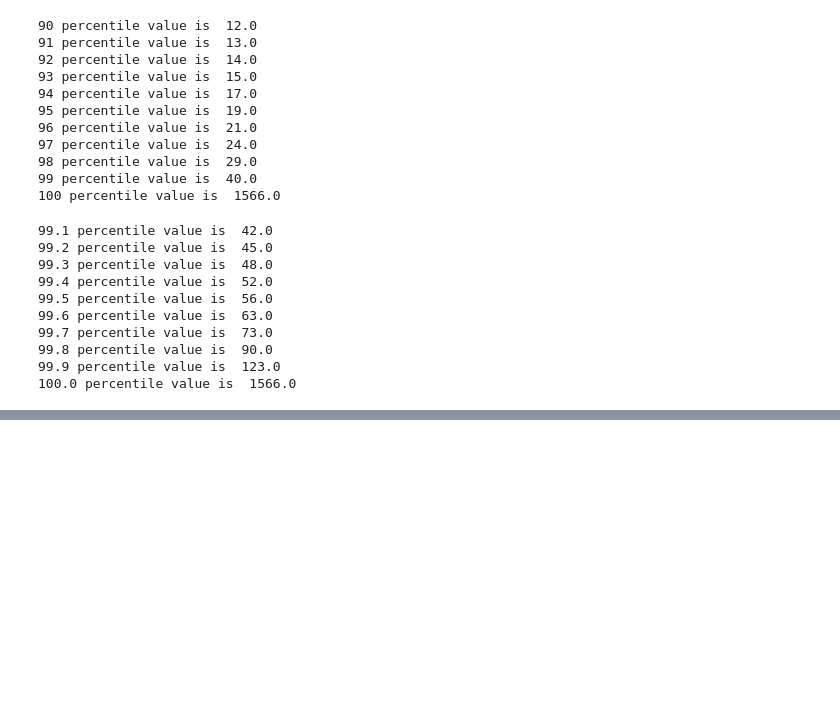
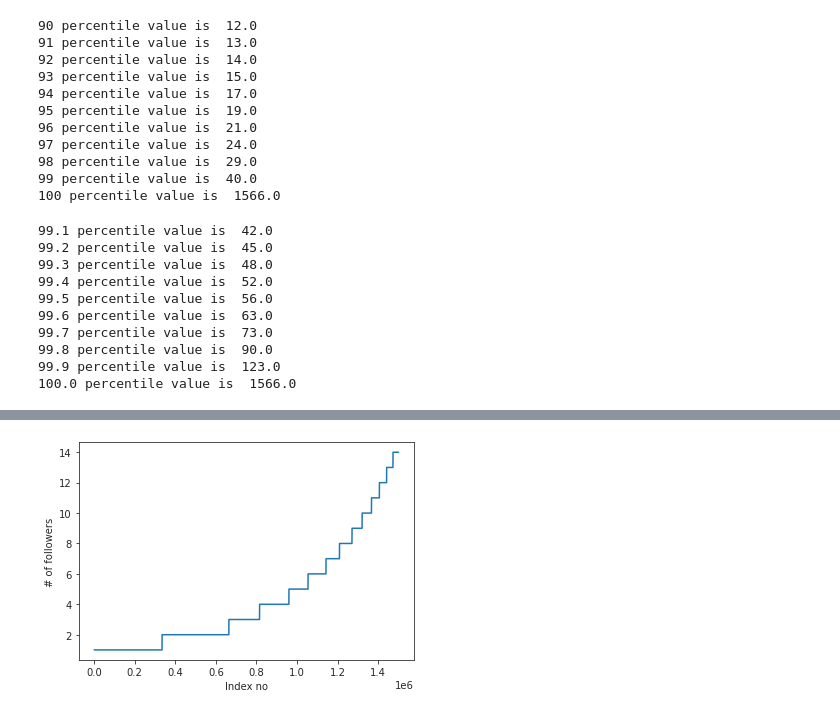
Before and after one commit to subro12/FacebookFriendRecommendation, a Jupyter notebook: S_FB_EDA.ipynb, the cells around one changed output, grey strips where cells are left out. Saved outputs shown, nothing was run; the diff lists cells and outputs as text; code cells hidden in the pictures; blank space fills up the shorter version.

```diff
--- a/S_FB_EDA.ipynb
+++ b/S_FB_EDA.ipynb
@@ -288,0 +315,9 @@ for i in range(1,11):
+# %%
+plt.plot(in_out_degree_sort[:1500000])
+# plt.ticklabel_format(useOffset=False)
+plt.ticklabel_format(useOffset=False)
+plt.xlabel('Index no')
+plt.ylabel('# of followers')
+plt.show()
+# %% [output]
+[figure, added]
```
Also changed, not shown: parts of 11 cells of this notebook.
